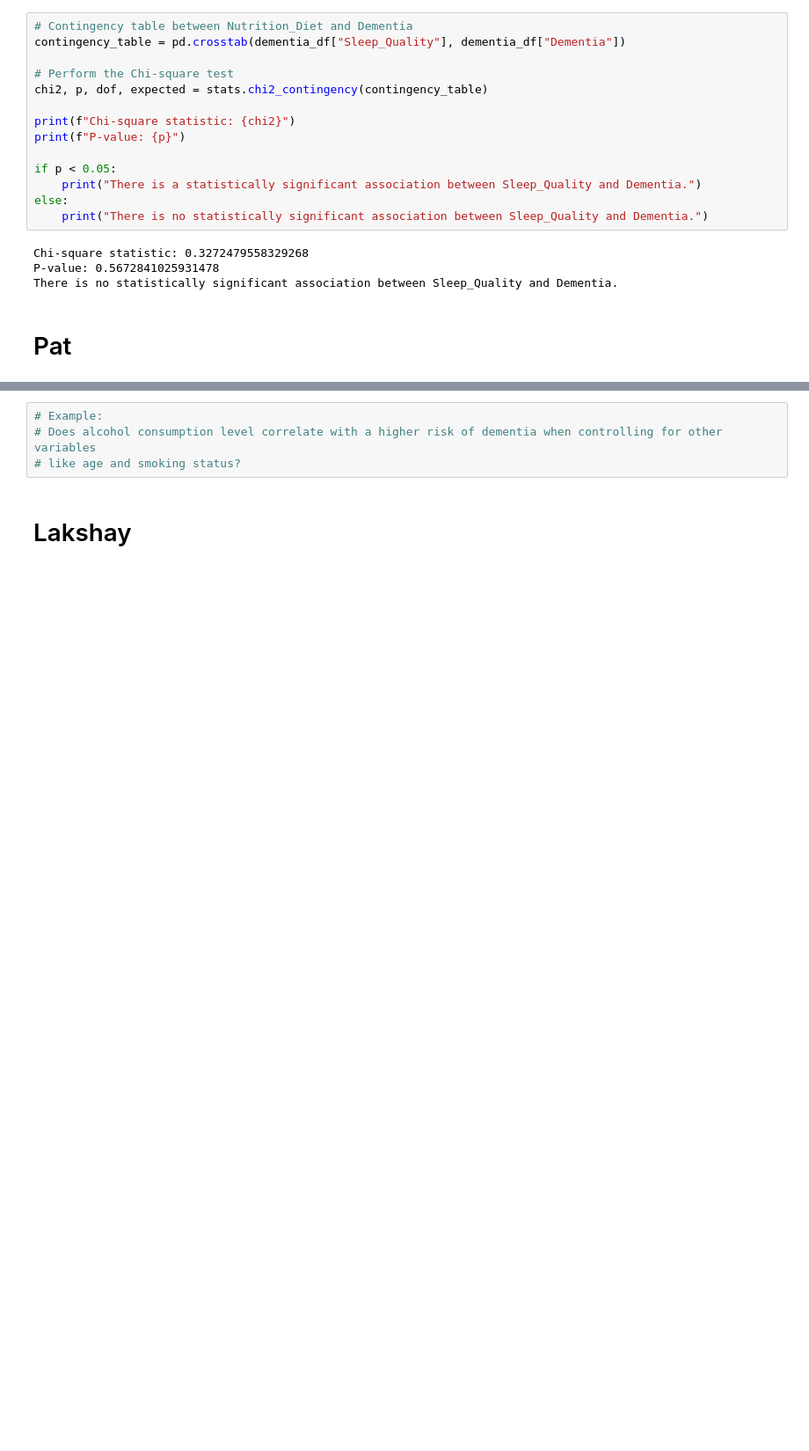
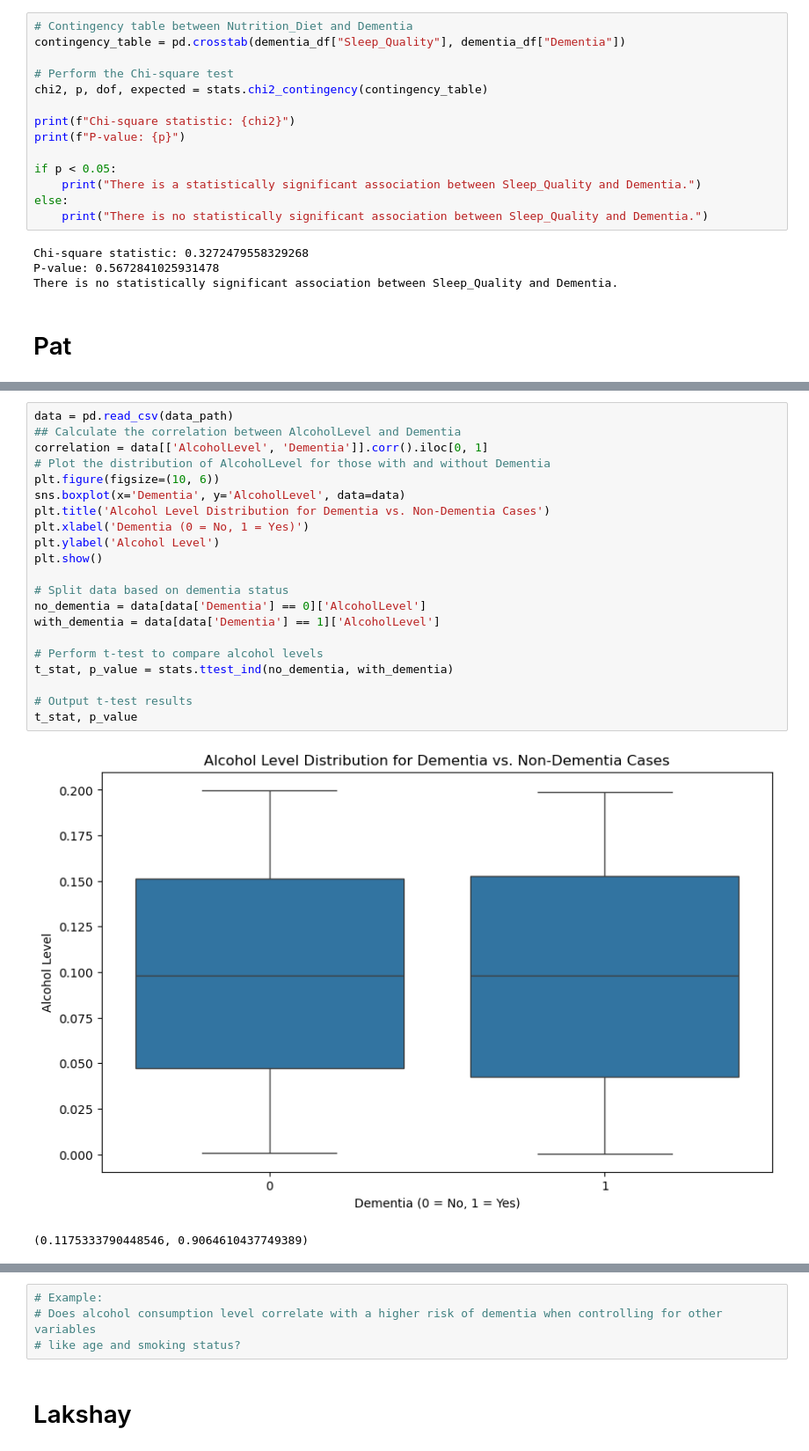
Before and after one commit to Feda2020/project_one_dementia, a Jupyter notebook: main.ipynb, the cells around one changed output, grey strips where cells are left out. Shown at 88% size. Saved outputs shown, nothing was run; the diff lists cells and outputs as text; blank space fills up the shorter version.

```diff
--- a/main.ipynb
+++ b/main.ipynb
@@ -287,0 +303,24 @@ There is no statistically significant association between Sleep_Quality and Deme
+# %%
+data = pd.read_csv(data_path)
+## Calculate the correlation between AlcoholLevel and Dementia
+correlation = data[['AlcoholLevel', 'Dementia']].corr().iloc[0, 1]
+# Plot the distribution of AlcoholLevel for those with and without Dementia
+plt.figure(figsize=(10, 6))
+sns.boxplot(x='Dementia', y='AlcoholLevel', data=data)
+plt.title('Alcohol Level Distribution for Dementia vs. Non-Dementia Cases')
+plt.xlabel('Dementia (0 = No, 1 = Yes)')
+plt.ylabel('Alcohol Level')
+plt.show()
+
+# Split data based on dementia status
+no_dementia = data[data['Dementia'] == 0]['AlcoholLevel']
+with_dementia = data[data['Dementia'] == 1]['AlcoholLevel']
+
+# Perform t-test to compare alcohol levels
+t_stat, p_value = stats.ttest_ind(no_dementia, with_dementia)
+
+# Output t-test results
+t_stat, p_value
+# %% [output]
+[figure, added]
+(0.1175333790448546, 0.9064610437749389)
```
Also changed, not shown: parts of 4 cells of this notebook.
